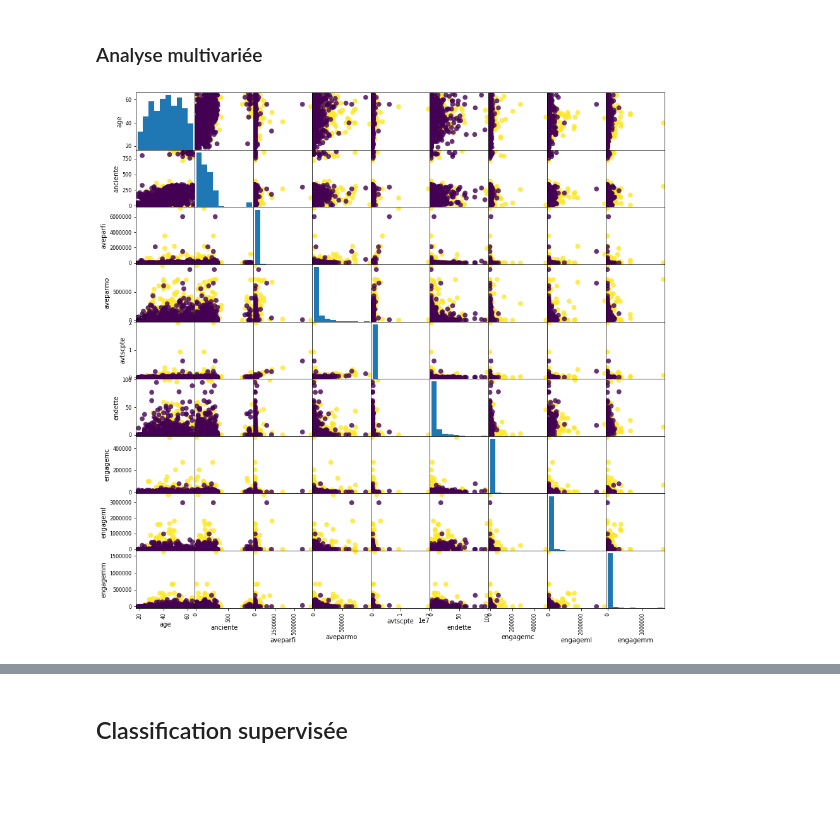
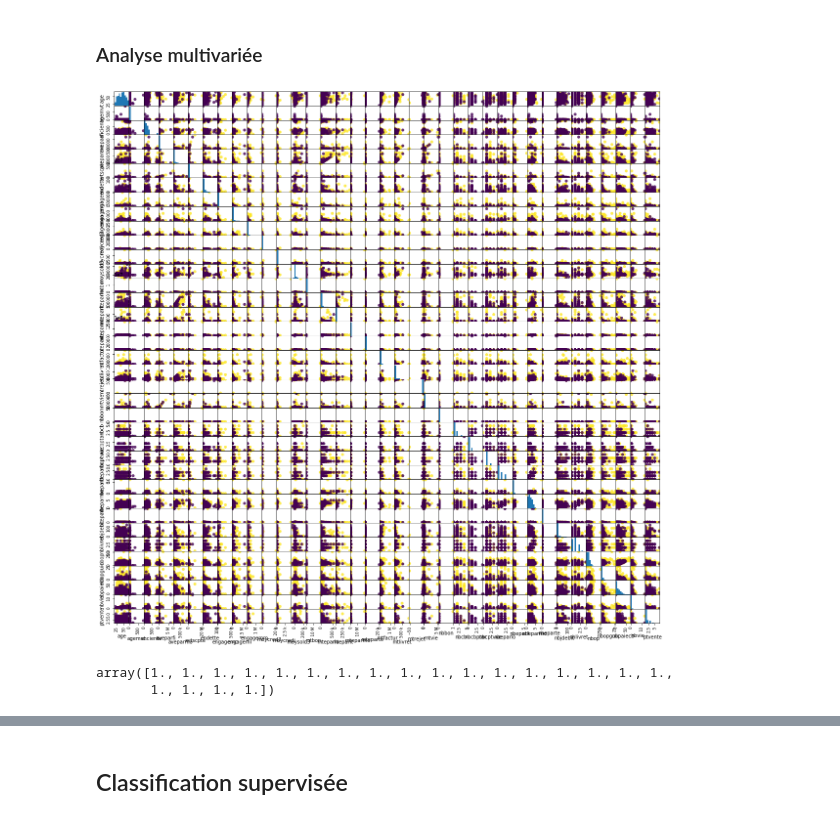
Before and after one commit to mahdiou-diallo/Projet_AppSup, a Jupyter notebook: src/visa.ipynb, the cells around one changed output, grey strips where cells are left out. Saved outputs shown, nothing was run; the diff lists cells and outputs as text; code cells hidden in the pictures; blank space fills up the shorter version.

Commit message:
add correlation matrix, FAMD, viz

```diff
--- a/src/visa.ipynb
+++ b/src/visa.ipynb
@@ -136,8 +176,6 @@ plt.title(f'cartevp distribution')
 Text(0.5, 1.0, 'cartevp distribution')
 [figure]
 # %%
-visa_quali = visa[quali_vars]
-
 nrow, ncol = 3,2
 fig, axs = plt.subplots(nrow, ncol, figsize=(18,5*nrow))
 
@@ -147,8 +185,10 @@ for i in range(visa_quali.shape[1]):
     var_name = quali_vars[i]
 
 #     visa_quali[var_name].value_counts().sort_index().plot.bar(ax=ax)
+    order=np.sort(visa_quali[var_name].fillna('NA').unique())
     sns.countplot(x=visa_quali[var_name], hue=visa.cartevp,
-                  order=np.sort(visa_quali[var_name].unique()), ax=ax)
+                  order=order,
+                  ax=ax)
     ax.yaxis.set_major_formatter(ticker.EngFormatter())
     ax.set_title(f'{var_name!r} distribution')
 # %% [output]
@@ -175,0 +232,24 @@ for i in range(nvars):
+# %%
+visa_log = visa_quanti.drop(columns=['nbcb', 'nbcbptar', 'nbcptvue', 'nbeparlo', 'nbeparlt', 'nbeparte',
+                                     'nblivret', 'nbvie', 'ptvente']).copy()
+visa_log = visa_log.apply(lambda x: np.log(np.abs(x)+1))
+# %%
+nvars = visa_log.shape[1]
+ncol = 5
+nrow  = nvars // ncol + (1 if nvars%ncol != 0 else 0)
+fig, axs = plt.subplots(nrow, ncol, figsize=(18,5*nrow))
+
+# to_rescale[]
+
+for i in range(nvars):
+    row, col = i//ncol, i%ncol
+    ax = axs[row, col]
+    var_name = visa_log.columns[i]
+
+    s = visa_log[var_name]
+#     sns.boxplot(x=visa.cartevp, y=np.log(np.abs(s)+1), ax=ax)
+    s.plot.hist(ax=ax)
+#     sns.distplot(np.log(s), ax=ax)
+#     [sns.distplot(s[visa.cartevp==label], label=f"class {label}") for label in visa.cartevp.unique()]
+    ax.yaxis.set_major_formatter(ticker.EngFormatter())
+    ax.set_title(f'{var_name!r} distribution')
@@ -176,7 +270,32 @@ for i in range(nvars):
+# %%
+visa = visa.drop(columns=['nbimpaye', 'engagemt'])
+visa_quanti = visa_quanti.drop(columns=['nbimpaye', 'engagemt'])
 # %% [markdown]
 ### Analyse multivariée
 # %%
 # sns.pairplot(visa_quanti.iloc[:,:4], hue=visa.cartevpr)
-pd.plotting.scatter_matrix(visa_quanti.iloc[:,:10], c=visa.cartevpr, figsize=(15, 15), marker='o', s=60, alpha=.8);
+axs = pd.plotting.scatter_matrix(visa_quanti.dropna(), #.iloc[:, :4],
+                           c=visa.cartevpr[~visa_quanti.isnull().any(axis=1)],
+                           figsize=(20, 20),
+                           marker='o', alpha=.8)
+for ax in axs.flat:
+    ax.xaxis.set_major_formatter(ticker.EngFormatter())
+#     ax.yaxis.set_major_formatter(ticker.EngFormatter())
+    for tick in ax.get_xticklabels():
+        tick.set_rotation(90)
+    for tick in ax.get_yticklabels():
+        tick.set_rotation(90)
 # %% [output]
-[figure, old version]
+[figure, new version]
+# %%
+def upper_tri_masking(A):
+    m = A.shape[0]
+    r = np.arange(m)
+    mask = r[:,None] < r
+    return A[mask]
+
+M = np.ones((7,7))
+upper_tri_masking(M)
+# %% [output]
+array([1., 1., 1., 1., 1., 1., 1., 1., 1., 1., 1., 1., 1., 1., 1., 1., 1.,
+       1., 1., 1., 1.])
```
Also changed, not shown: parts of 32 cells of this notebook.
